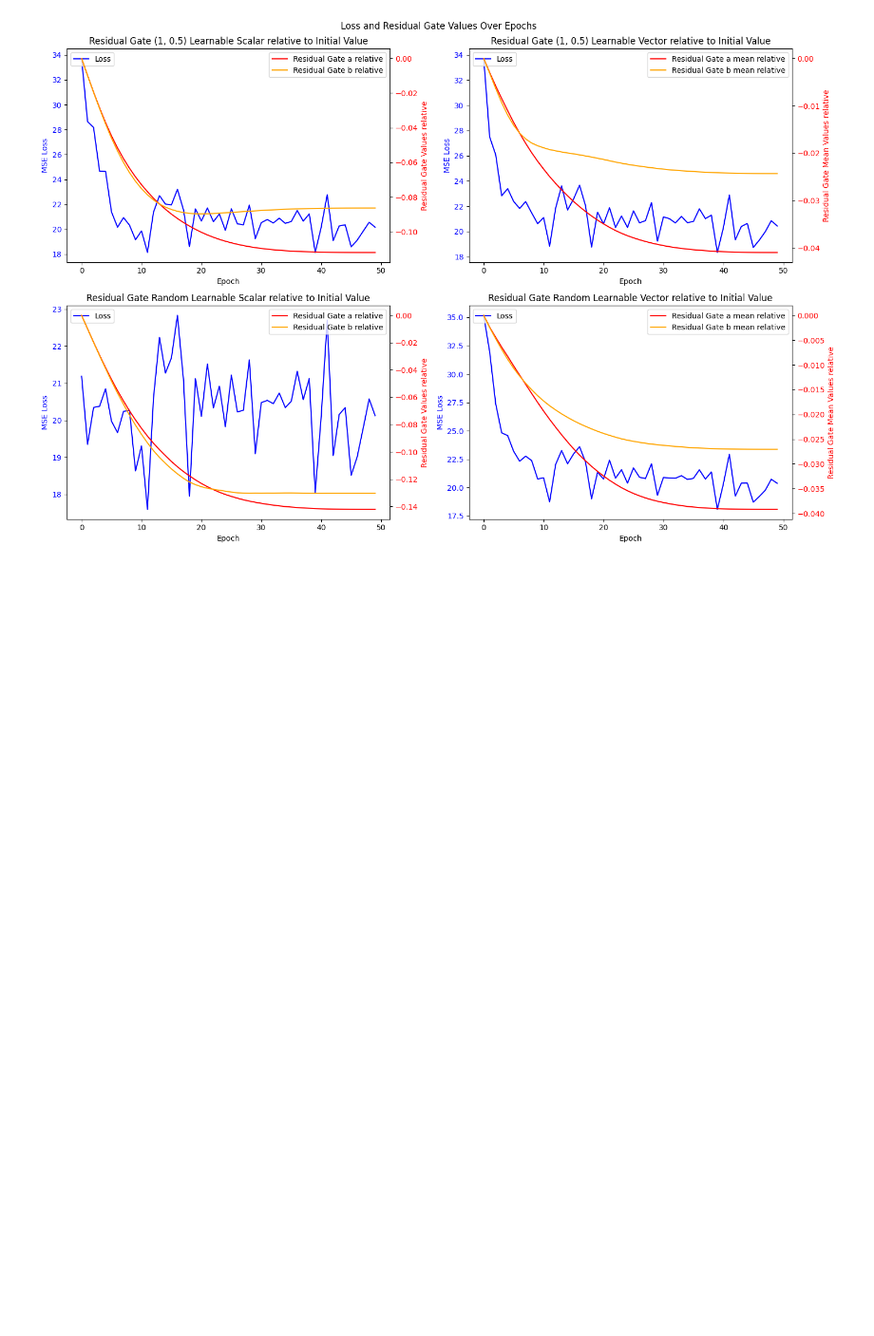
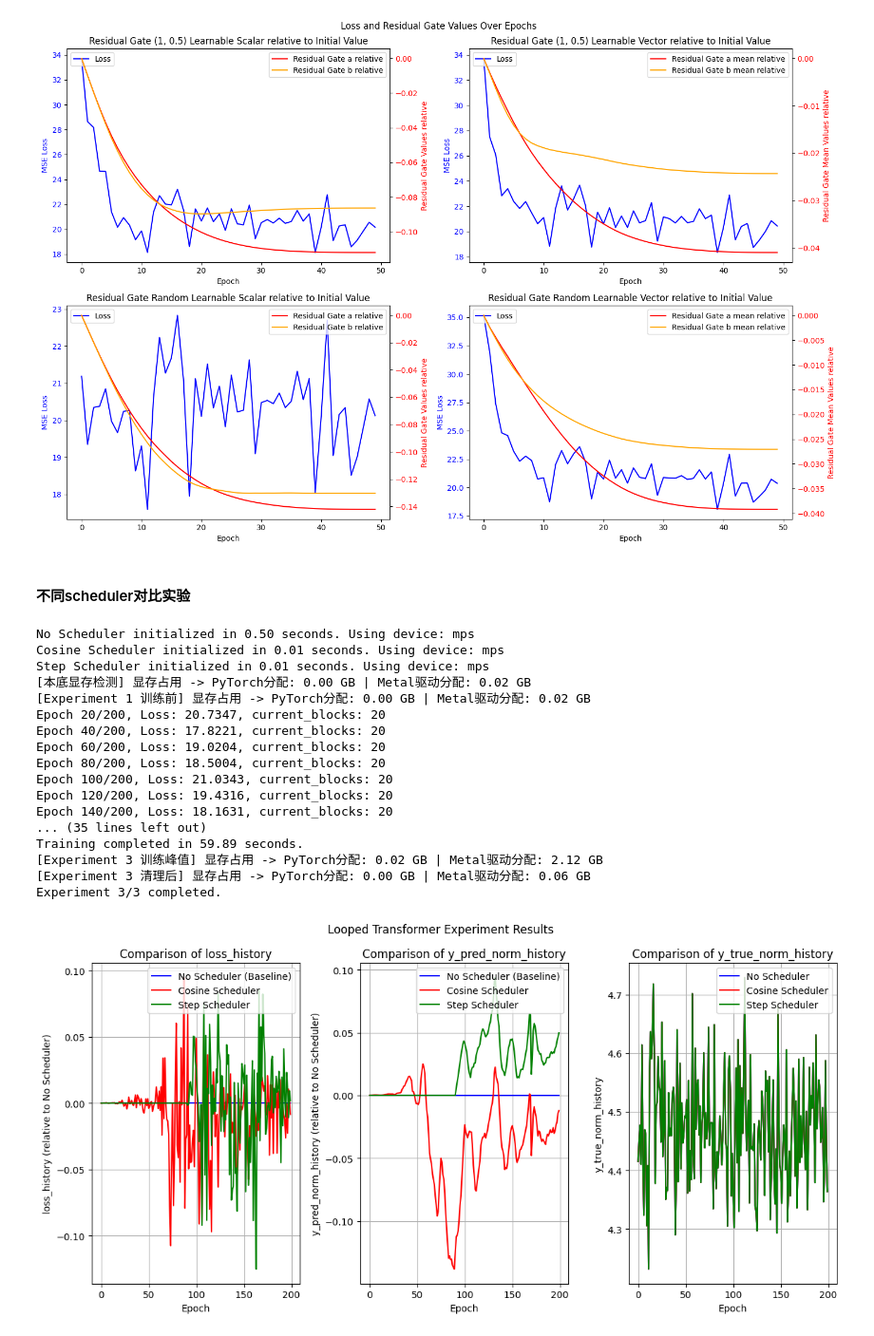
Before and after one commit to Bruce-lhq/looped-transformer-ablation-lab, a Jupyter notebook: Looped_Transformer.ipynb, the cells around one changed output. Shown at 95% size. Cells and saved outputs as stored; diff of their text form; code cells hidden in the pictures; blank space fills up the shorter version.

```diff
--- a/Looped_Transformer.ipynb
+++ b/Looped_Transformer.ipynb
@@ -1542,3 +1601,38 @@ plt.tight_layout()
 plt.show()
 # %% [output]
 [figure]
+# %% [markdown]
+#### 不同scheduler对比实验
+# %%
+experiment_table = ExperimentTable(params_groups=[{'experiment_name': 'No Scheduler'},
+                                                  {'scheduler_type': 'cosine', 'experiment_name': 'Cosine Scheduler', 'lr_scale': 0},
+                                                  {'scheduler_type': 'step', 'experiment_name': 'Step Scheduler', 'lr_scale': 0.1, 'step_size_scheduler': 90}],
+    manual={'epochs':200, 'lr': 1e-3, 'optimizer_type': 'adamw', 'pe_type': ['alibi'],
+    'wd_adamw': 0.2, 'd_model': 32, 'num_heads': 1, 'max_seq_len': 500, 'seq_len': 400, 'batch_size': 64, 'd_x': 20,
+    'num_blocks': 20, 'num_eff': 15,
+    'residual_gate': (1,1), 'residual_gate_type': 'learnable_scalar', 'gate_lr_ratio': 100, 'experiment_name': 'Learnable Scalar Gate',
+    'scheduler_type': None, 'lr_scale': 0.01, 'step_size_scheduler': 10,
+    'print_every': 20,
+    'layer_weight_decay': 0.8, 'seq_weight_decay': 0.9
+    })
+experiment_table.run(result_lists=[(['loss_history'], 'epoch', 0), (['y_pred_norm_history'], 'epoch', 0), (['y_true_norm_history'], 'epoch')])
+experiment_table.plot(figure_size=(12,6))
+# %% [output]
+No Scheduler initialized in 0.50 seconds. Using device: mps
+Cosine Scheduler initialized in 0.01 seconds. Using device: mps
+Step Scheduler initialized in 0.01 seconds. Using device: mps
+[本底显存检测] 显存占用 -> PyTorch分配: 0.00 GB | Metal驱动分配: 0.02 GB
+[Experiment 1 训练前] 显存占用 -> PyTorch分配: 0.00 GB | Metal驱动分配: 0.02 GB
+Epoch 20/200, Loss: 20.7347, current_blocks: 20
+Epoch 40/200, Loss: 17.8221, current_blocks: 20
+Epoch 60/200, Loss: 19.0204, current_blocks: 20
+Epoch 80/200, Loss: 18.5004, current_blocks: 20
+Epoch 100/200, Loss: 21.0343, current_blocks: 20
+Epoch 120/200, Loss: 19.4316, current_blocks: 20
+Epoch 140/200, Loss: 18.1631, current_blocks: 20
+... (35 lines left out)
+Training completed in 59.89 seconds.
+[Experiment 3 训练峰值] 显存占用 -> PyTorch分配: 0.02 GB | Metal驱动分配: 2.12 GB
+[Experiment 3 清理后] 显存占用 -> PyTorch分配: 0.00 GB | Metal驱动分配: 0.06 GB
+Experiment 3/3 completed.
+[figure, added]
```
Also changed, not shown: parts of 10 cells of this notebook.
